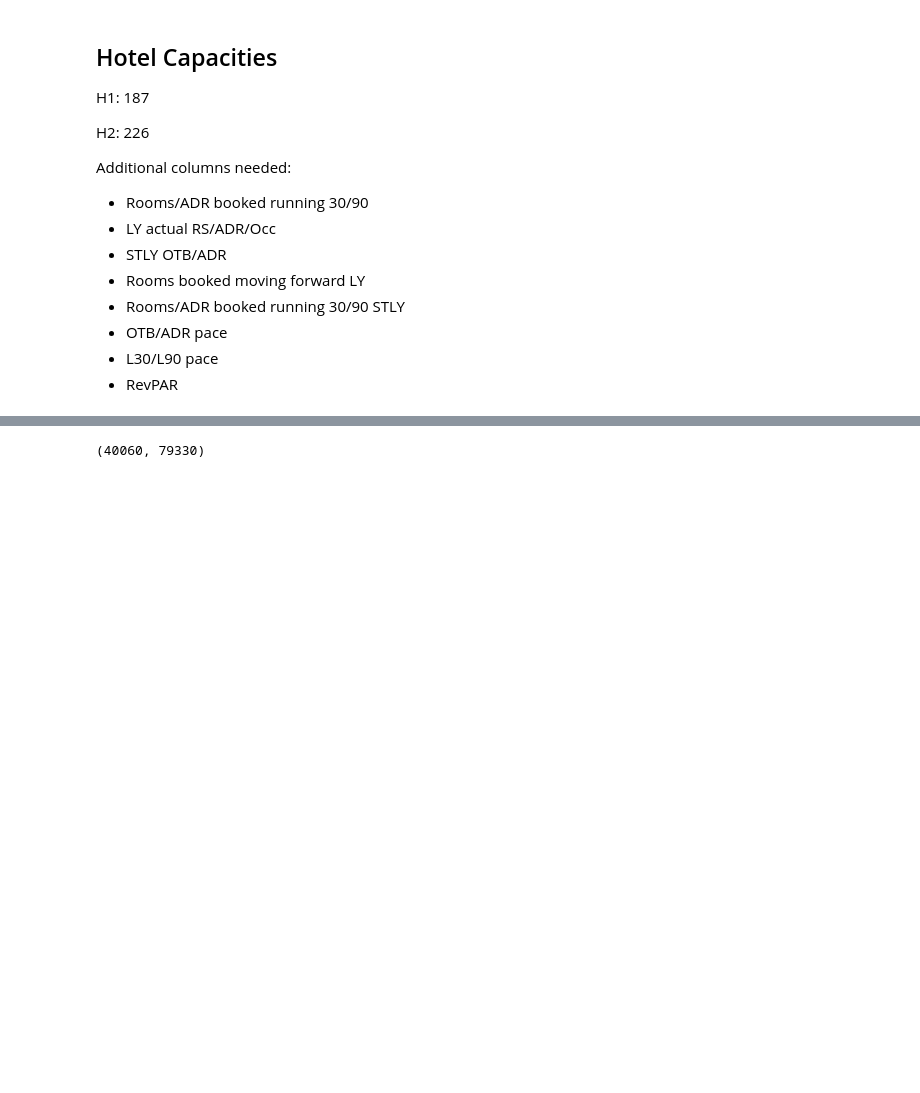
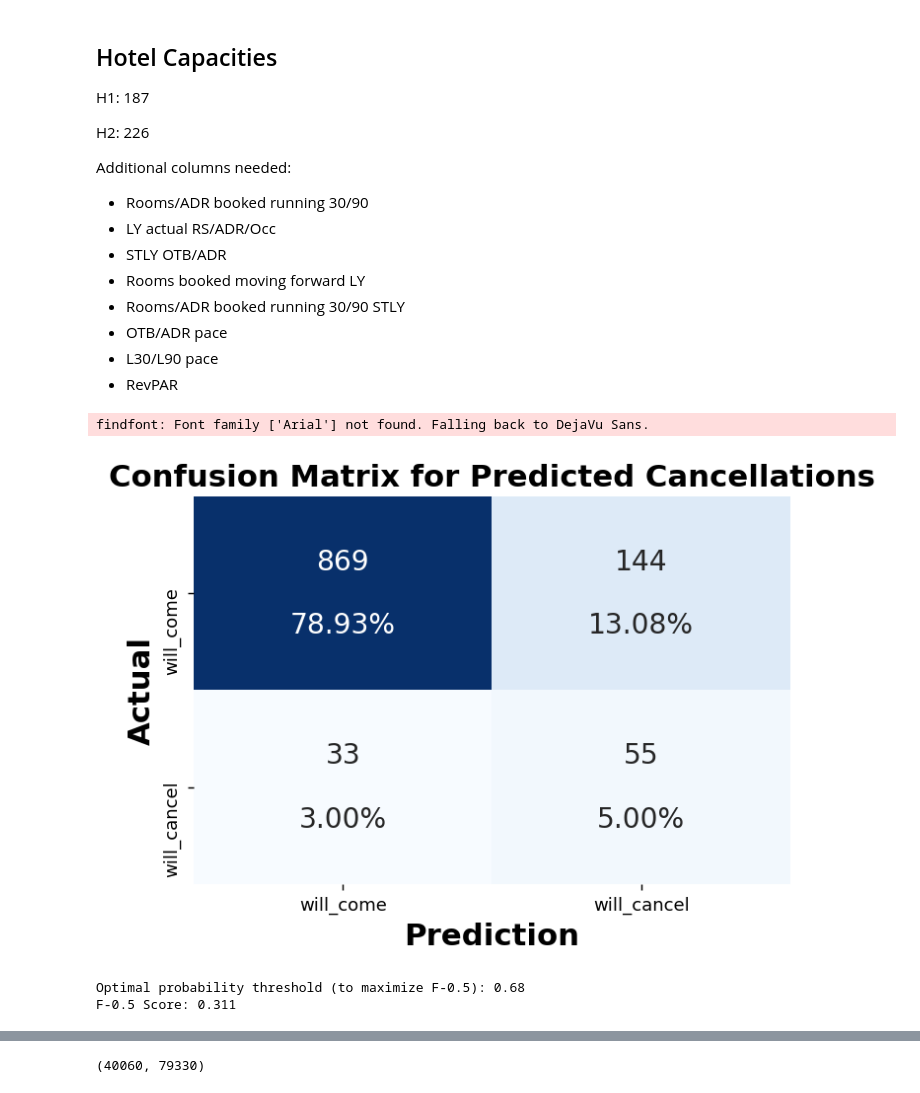
Before and after one commit to edubu2/hotel-revman-system, a Jupyter notebook: code/setup_simulation.ipynb, the cells around one changed output, grey strips where cells are left out. Cells and saved outputs as stored; diff of their text form; code cells hidden in the pictures; blank space fills up the shorter version.

```diff
--- a/code/setup_simulation.ipynb
+++ b/code/setup_simulation.ipynb
@@ -44,3 +45,10 @@ h1_res = pd.read_pickle("pickle/h1_res.pick")
 h2_res = pd.read_pickle("pickle/h2_res.pick")
 h1_dbd = pd.read_pickle("pickle/h1_dbd.pick")
 h2_dbd = pd.read_pickle("pickle/h2_dbd.pick")
+# %%
+df_test = predict_cancellations(h1_res, '2017-08-01', 1)
+# %% [output]
+findfont: Font family ['Arial'] not found. Falling back to DejaVu Sans.
+[figure, added]
+Optimal probability threshold (to maximize F-0.5): 0.68
+F-0.5 Score: 0.311
```
Also changed, not shown: parts of 2 cells of this notebook, 11 other files.
